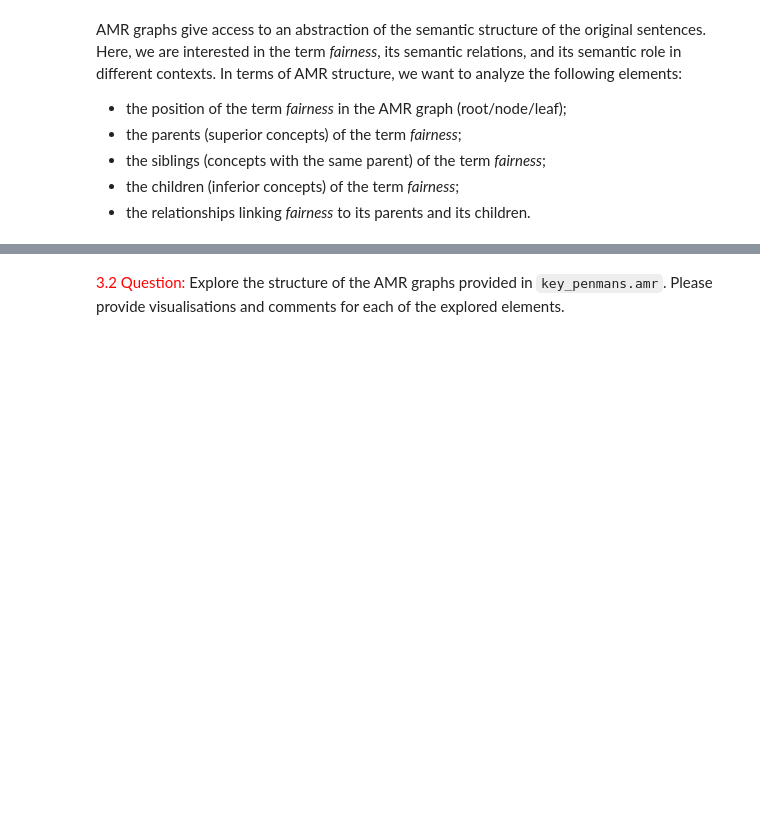
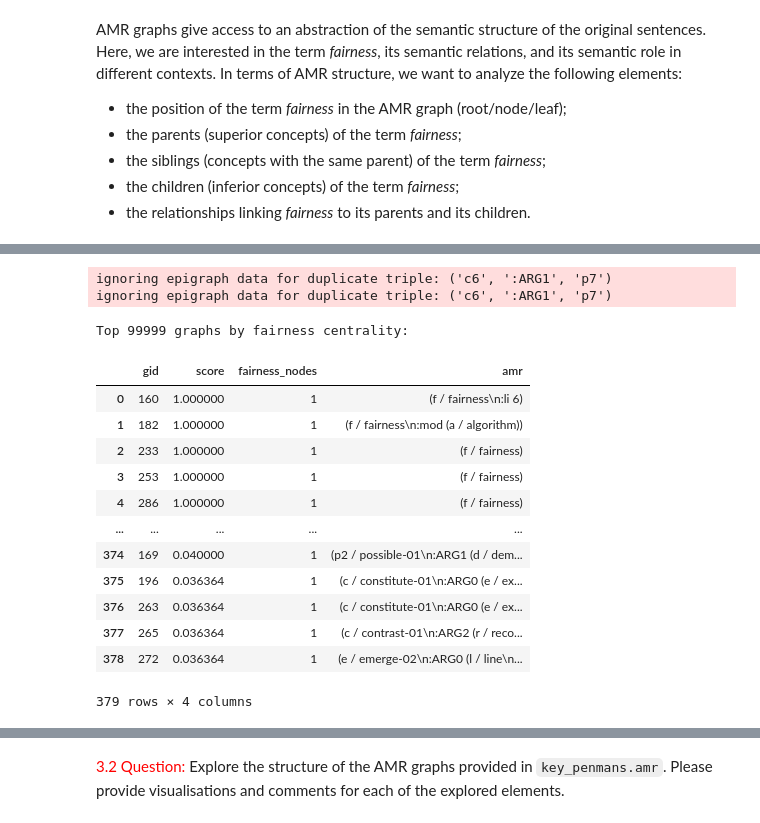
Before and after one commit to Hugosh71/Projet_CHAI_Fairness_TelecomParis, a Jupyter notebook: notebooks/IA_717_ProjectCHAI-fairness_2025.ipynb, the cells around one changed output, grey strips where cells are left out. Saved outputs shown, nothing was run; the diff lists cells and outputs as text; code cells hidden in the pictures; blank space fills up the shorter version.

```diff
--- a/notebooks/IA_717_ProjectCHAI-fairness_2025.ipynb
+++ b/notebooks/IA_717_ProjectCHAI-fairness_2025.ipynb
@@ -638,0 +710,20 @@ AMR graphs give access to an abstraction of the semantic structure of the origin
+# %%
+df = top_k_fairness_graphs('../data/fair_AMR-500_clean.amr', k=99999)
+df
+# %% [output]
+ignoring epigraph data for duplicate triple: ('c6', ':ARG1', 'p7')
+ignoring epigraph data for duplicate triple: ('c6', ':ARG1', 'p7')
+Top 99999 graphs by fairness centrality:
+|  | gid | score | fairness_nodes | amr |
+| 0 | 160 | 1.000000 | 1 | (f / fairness\n:li 6) |
+| 1 | 182 | 1.000000 | 1 | (f / fairness\n:mod (a / algorithm)) |
+| 2 | 233 | 1.000000 | 1 | (f / fairness) |
+| 3 | 253 | 1.000000 | 1 | (f / fairness) |
+| 4 | 286 | 1.000000 | 1 | (f / fairness) |
+| ... | ... | ... | ... | ... |
+| 374 | 169 | 0.040000 | 1 | (p2 / possible-01\n:ARG1 (d / dem... |
+| 375 | 196 | 0.036364 | 1 | (c / constitute-01\n:ARG0 (e / ex... |
+| 376 | 263 | 0.036364 | 1 | (c / constitute-01\n:ARG0 (e / ex... |
+| 377 | 265 | 0.036364 | 1 | (c / contrast-01\n:ARG2 (r / reco... |
+| 378 | 272 | 0.036364 | 1 | (e / emerge-02\n:ARG0 (l / line\n... |
+379 rows × 4 columns
```
Also changed, not shown: parts of 13 cells of this notebook, 1 other file.
